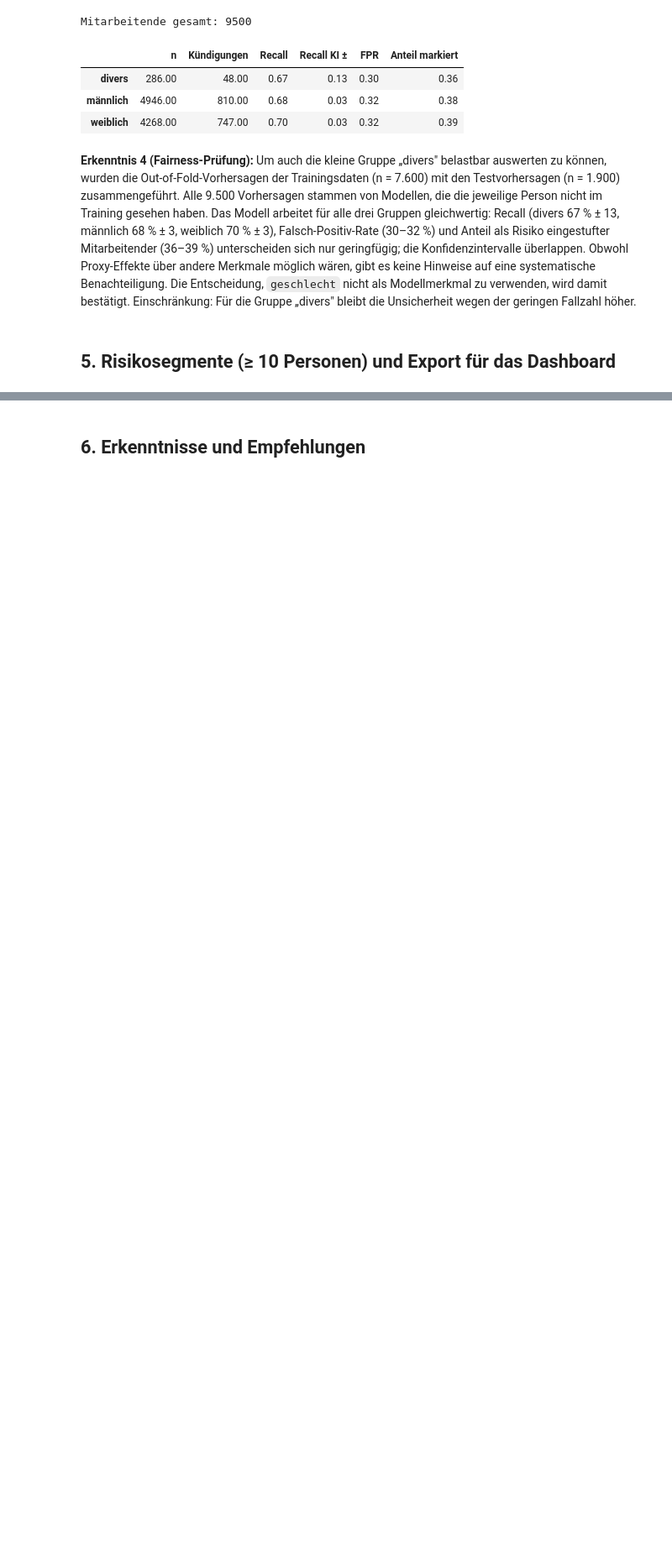
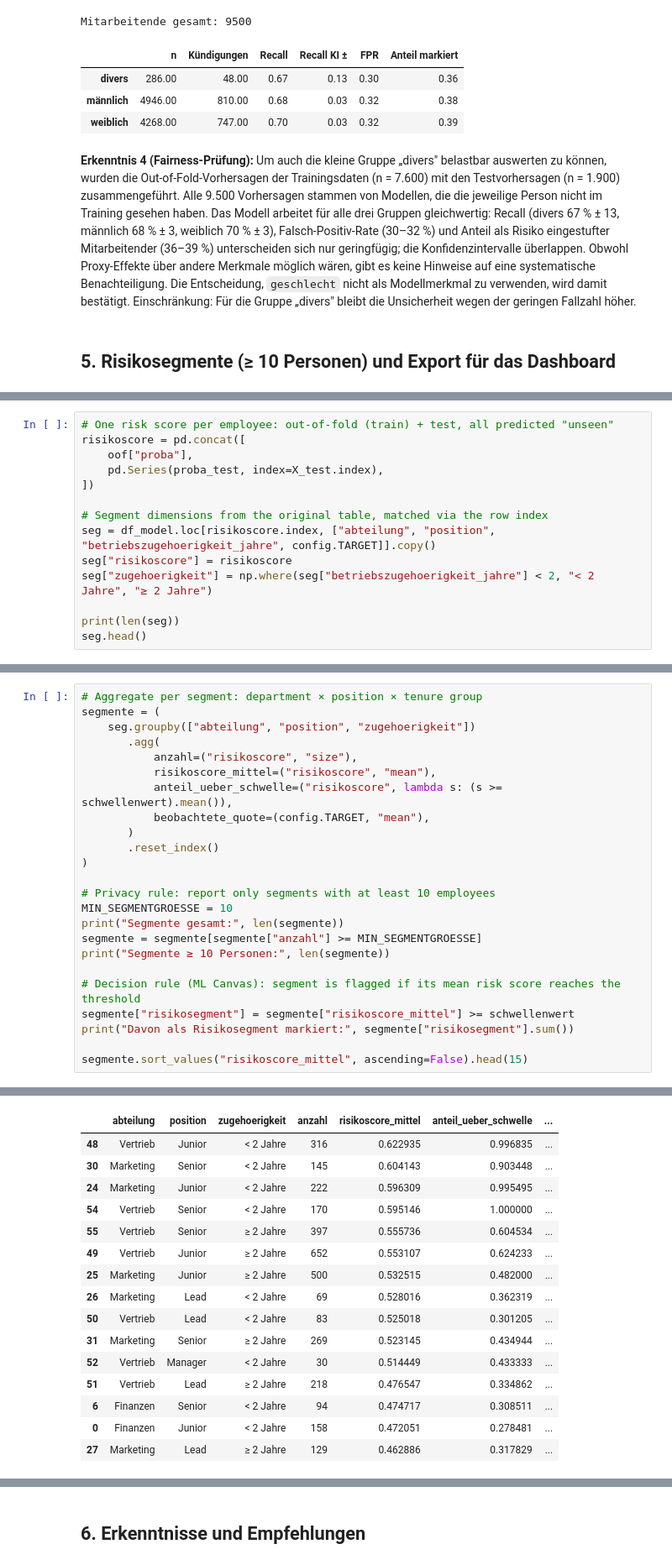
Before and after one commit to adrianmrizo/sonnenfeld-fluktuation, a Jupyter notebook: notebooks/03_evaluation_fairness.ipynb, the cells around one changed output, grey strips where cells are left out. Shown at 84% size. Saved outputs shown, nothing was run; the diff lists cells and outputs as text; blank space fills up the shorter version.

```diff
--- a/notebooks/03_evaluation_fairness.ipynb
+++ b/notebooks/03_evaluation_fairness.ipynb
@@ -362,0 +365,14 @@ Einschränkung: Für die Gruppe „divers" bleibt die Unsicherheit wegen der ger
+# %%
+# One risk score per employee: out-of-fold (train) + test, all predicted "unseen"
+risikoscore = pd.concat([
+    oof["proba"],
+    pd.Series(proba_test, index=X_test.index),
+])
+
+# Segment dimensions from the original table, matched via the row index
+seg = df_model.loc[risikoscore.index, ["abteilung", "position", "betriebszugehoerigkeit_jahre", config.TARGET]].copy()
+seg["risikoscore"] = risikoscore
+seg["zugehoerigkeit"] = np.where(seg["betriebszugehoerigkeit_jahre"] < 2, "< 2 Jahre", "≥ 2 Jahre")
+
+print(len(seg))
+seg.head()
@@ -362,0 +387,25 @@ Einschränkung: Für die Gruppe „divers" bleibt die Unsicherheit wegen der ger
+# %%
+# Aggregate per segment: department × position × tenure group
+segmente = (
+    seg.groupby(["abteilung", "position", "zugehoerigkeit"])
+       .agg(
+           anzahl=("risikoscore", "size"),
+           risikoscore_mittel=("risikoscore", "mean"),
+           anteil_ueber_schwelle=("risikoscore", lambda s: (s >= schwellenwert).mean()),
+           beobachtete_quote=(config.TARGET, "mean"),
+       )
+       .reset_index()
+)
+
+# Privacy rule: report only segments with at least 10 employees
+MIN_SEGMENTGROESSE = 10
+print("Segmente gesamt:", len(segmente))
+segmente = segmente[segmente["anzahl"] >= MIN_SEGMENTGROESSE]
+print("Segmente ≥ 10 Personen:", len(segmente))
+
+# Decision rule (ML Canvas): segment is flagged if its mean risk score reaches the threshold
+segmente["risikosegment"] = segmente["risikoscore_mittel"] >= schwellenwert
+print("Davon als Risikosegment markiert:", segmente["risikosegment"].sum())
+
+segmente.sort_values("risikoscore_mittel", ascending=False).head(15)
+# %% [output]
@@ -362,0 +415,16 @@ Einschränkung: Für die Gruppe „divers" bleibt die Unsicherheit wegen der ger
+|  | abteilung | position | zugehoerigkeit | anzahl | risikoscore_mittel | anteil_ueber_schwelle | ... |
+| 48 | Vertrieb | Junior | < 2 Jahre | 316 | 0.622935 | 0.996835 | ... |
+| 30 | Marketing | Senior | < 2 Jahre | 145 | 0.604143 | 0.903448 | ... |
+| 24 | Marketing | Junior | < 2 Jahre | 222 | 0.596309 | 0.995495 | ... |
+| 54 | Vertrieb | Senior | < 2 Jahre | 170 | 0.595146 | 1.000000 | ... |
+| 55 | Vertrieb | Senior | ≥ 2 Jahre | 397 | 0.555736 | 0.604534 | ... |
+| 49 | Vertrieb | Junior | ≥ 2 Jahre | 652 | 0.553107 | 0.624233 | ... |
+| 25 | Marketing | Junior | ≥ 2 Jahre | 500 | 0.532515 | 0.482000 | ... |
+| 26 | Marketing | Lead | < 2 Jahre | 69 | 0.528016 | 0.362319 | ... |
+| 50 | Vertrieb | Lead | < 2 Jahre | 83 | 0.525018 | 0.301205 | ... |
+| 31 | Marketing | Senior | ≥ 2 Jahre | 269 | 0.523145 | 0.434944 | ... |
+| 52 | Vertrieb | Manager | < 2 Jahre | 30 | 0.514449 | 0.433333 | ... |
+| 51 | Vertrieb | Lead | ≥ 2 Jahre | 218 | 0.476547 | 0.334862 | ... |
+| 6 | Finanzen | Senior | < 2 Jahre | 94 | 0.474717 | 0.308511 | ... |
+| 0 | Finanzen | Junior | < 2 Jahre | 158 | 0.472051 | 0.278481 | ... |
+| 27 | Marketing | Lead | ≥ 2 Jahre | 129 | 0.462886 | 0.317829 | ... |
```
Also changed, not shown: parts of 8 cells of this notebook, 1 other file.
